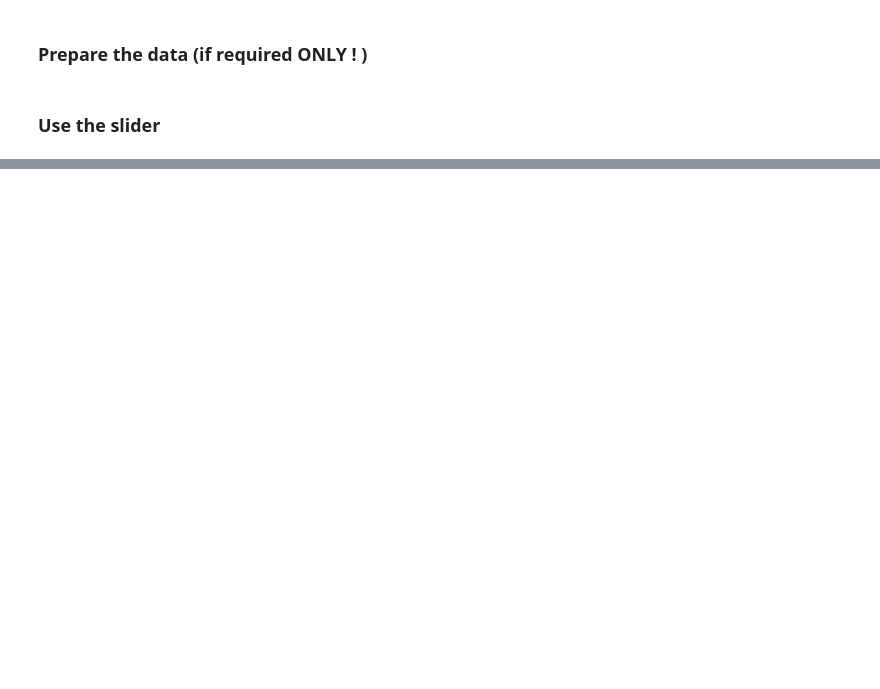
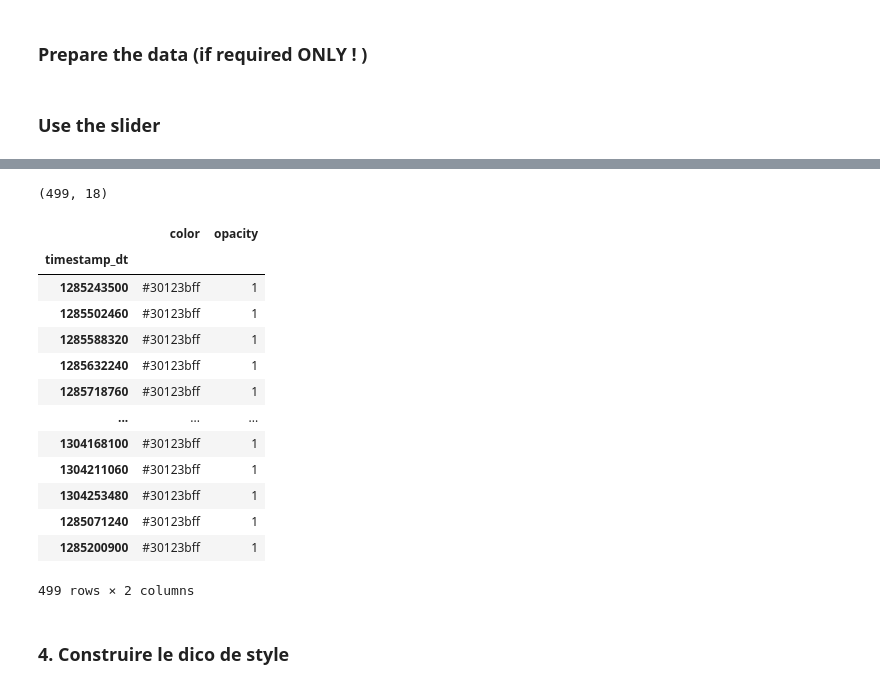
Before and after one commit to cplumejeaud/M2_python, a Jupyter notebook: notebooks/08_mapping_with_time.ipynb, the cells around one changed output, grey strips where cells are left out. Drawn from its saved outputs; the diff is of its cells as text; code cells hidden in the pictures; blank space fills up the shorter version.

```diff
--- a/notebooks/08_mapping_with_time.ipynb
+++ b/notebooks/08_mapping_with_time.ipynb
@@ -224,0 +410,27 @@ m.save('ocarto_commune_petranger_animation_1926-2018.html') #10s
+# %%
+#for p in gps.id.unique():
+#    print(p)
+
+essai = gps.query("id==148")
+print(essai.shape)
+
+essai = essai.set_index('timestamp_dt')
+essai[['color', 'opacity']]
+# %% [output]
+(499, 18)
+|  | color | opacity |
+| timestamp_dt |  |  |
+| 1285243500 | #30123bff | 1 |
+| 1285502460 | #30123bff | 1 |
+| 1285588320 | #30123bff | 1 |
+| 1285632240 | #30123bff | 1 |
+| 1285718760 | #30123bff | 1 |
+| ... | ... | ... |
+| 1304168100 | #30123bff | 1 |
+| 1304211060 | #30123bff | 1 |
+| 1304253480 | #30123bff | 1 |
+| 1285071240 | #30123bff | 1 |
+| 1285200900 | #30123bff | 1 |
+499 rows × 2 columns
+# %% [markdown]
+### 4. Construire le dico de style
```
Also changed, not shown: parts of 44 cells of this notebook.
